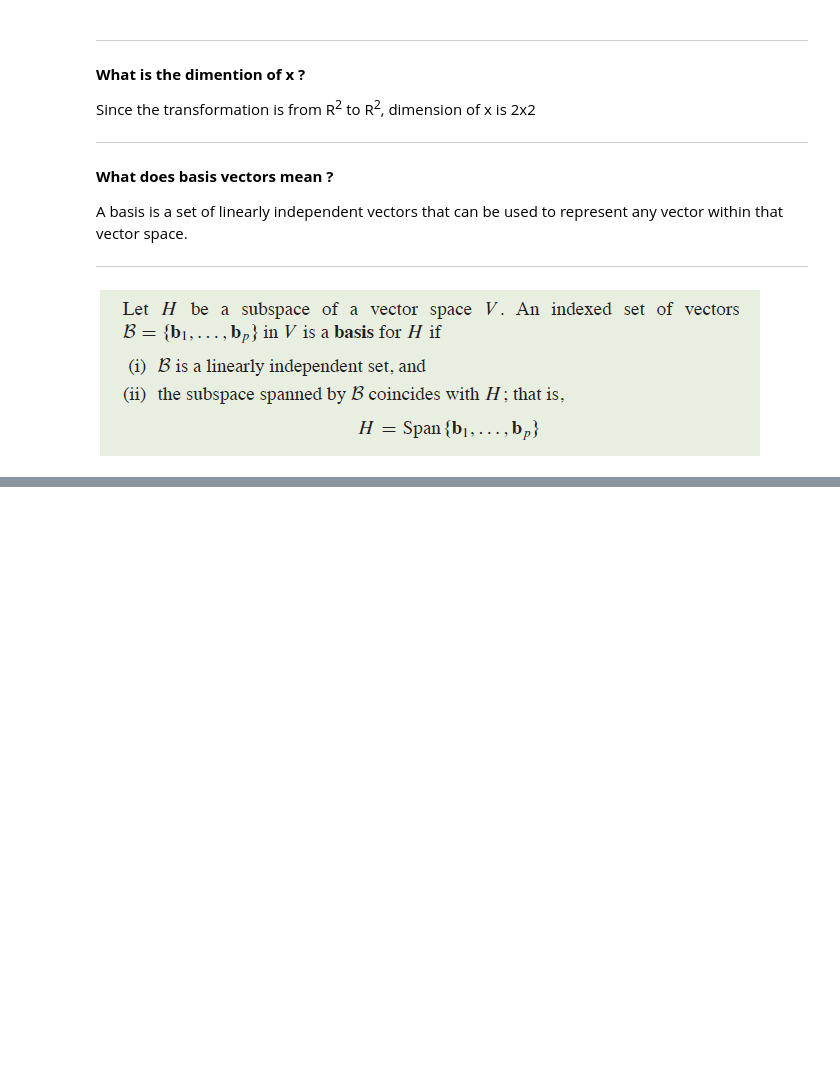
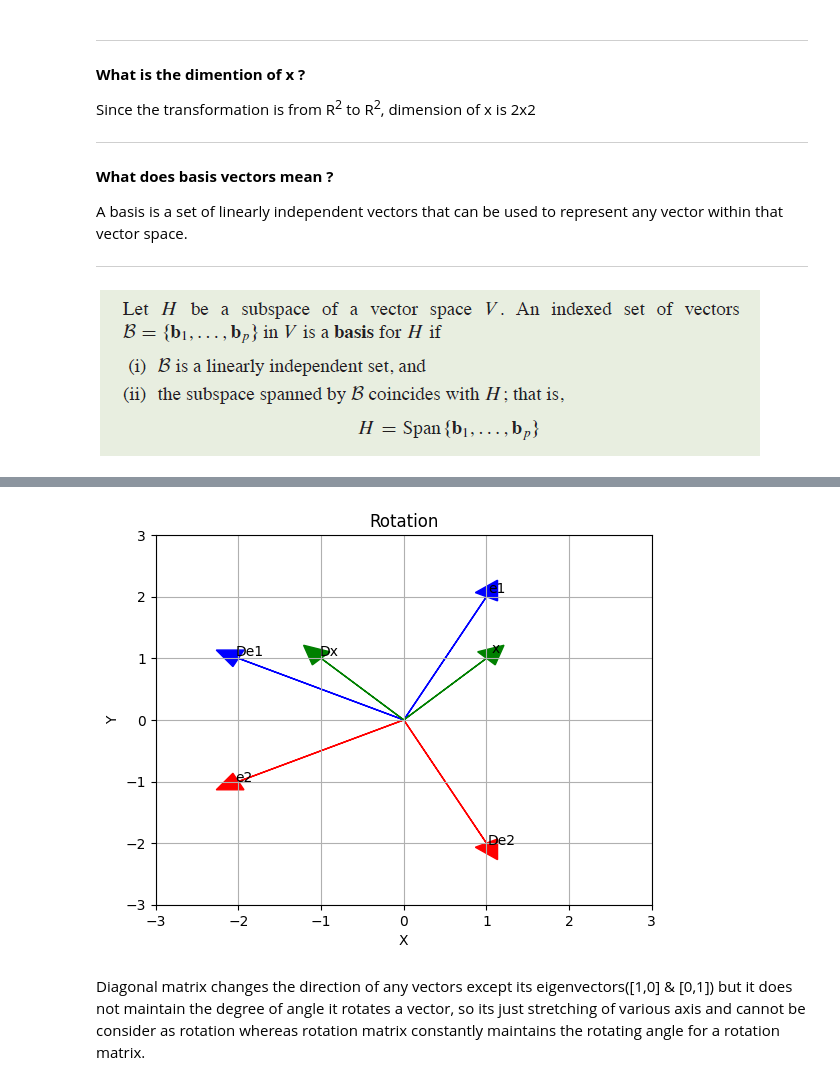
Before and after one commit to KayalvizhiT513/Eigen-Values-and-Vectors, a Jupyter notebook: Diagonalization_Notebook4.ipynb, the cells around one changed output, grey strips where cells are left out. Cells and saved outputs as stored; diff of their text form; code cells hidden in the pictures; blank space fills up the shorter version.

```diff
--- a/Diagonalization_Notebook4.ipynb
+++ b/Diagonalization_Notebook4.ipynb
@@ -86,0 +102,14 @@ plot_graph(e1, e2, x, De1, De2, Dx)
+# %%
+D = [[0, -1],[1, 0]]
+e1 = [1, 2]
+e2 = [-2, -1]
+x = [1, 1]
+De1 = matrix_mul(D, e1)
+De2 = matrix_mul(D, e2)
+Dx = matrix_mul(D, x)
+
+plot_graph(e1, e2, x, De1, De2, Dx, "Rotation", -3, 3)
+# %% [output]
+[figure, added]
+# %% [markdown]
+Diagonal matrix changes the direction of any vectors except its eigenvectors([1,0] & [0,1]) but it does not maintain the degree of angle it rotates a vector, so its just stretching of various axis and cannot be consider as rotation whereas rotation matrix constantly maintains the rotating angle for a rotation matrix.
```
Also changed, not shown: parts of 4 cells of this notebook.
